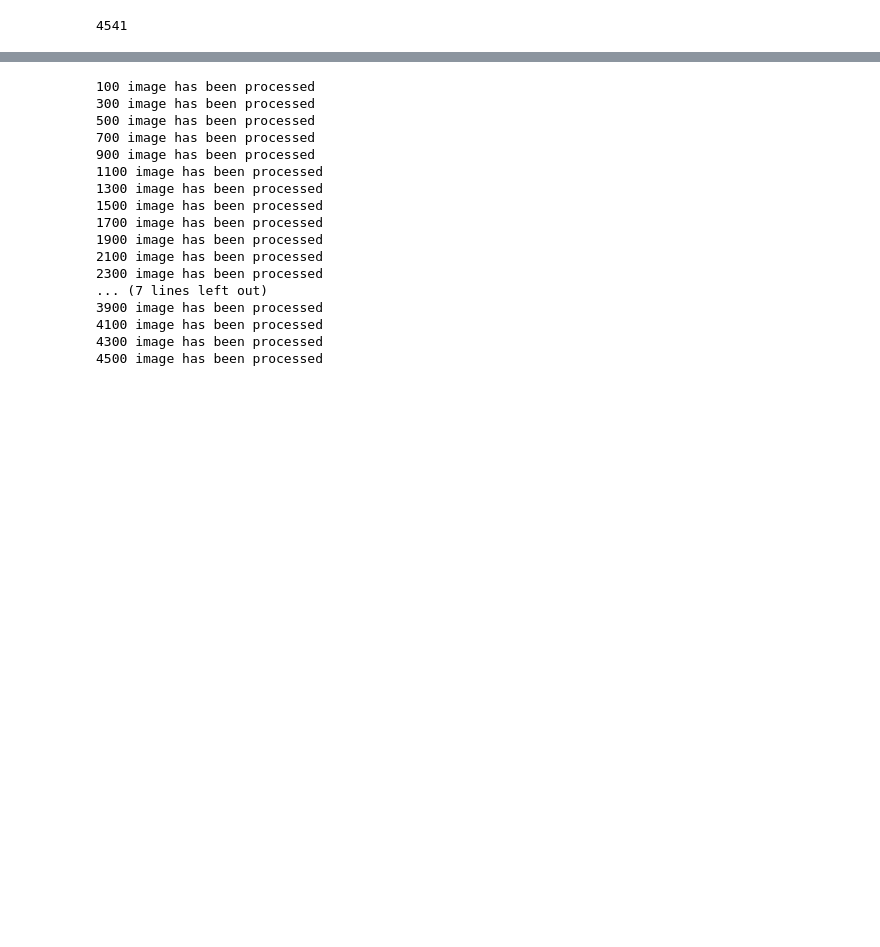
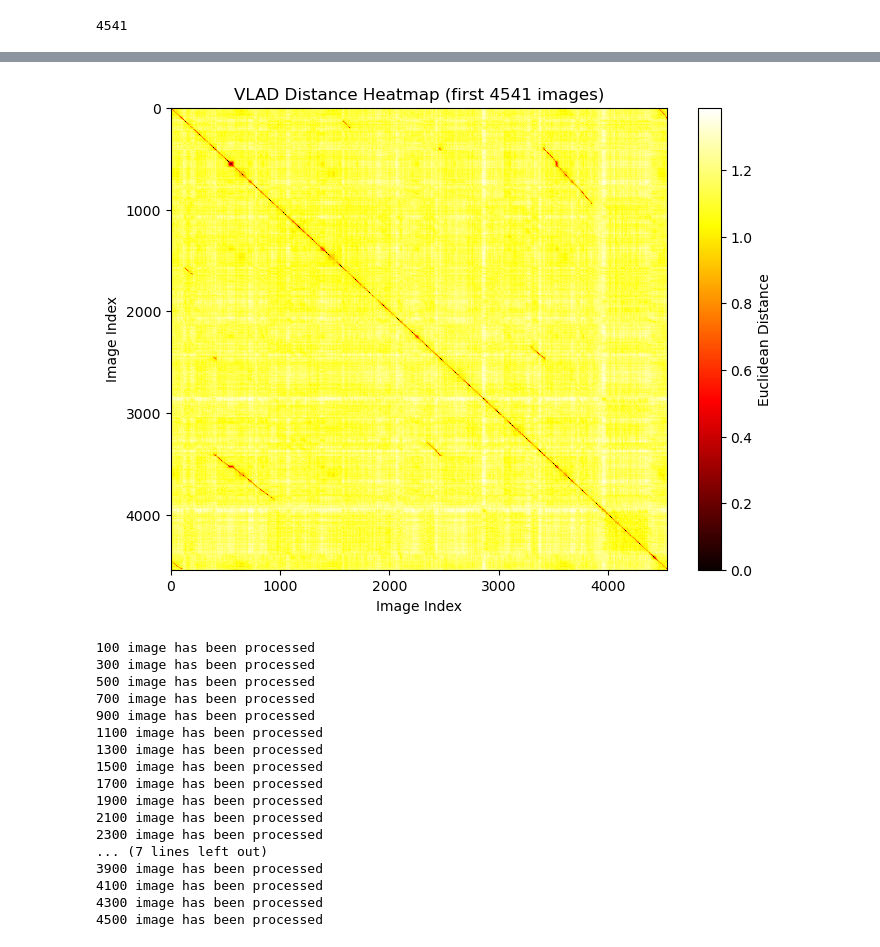
Before and after one commit to enguang2/netvlad, a Jupyter notebook: adversarial_patch_generation.ipynb, the cells around one changed output, grey strips where cells are left out. Saved outputs shown, nothing was run; the diff lists cells and outputs as text; code cells hidden in the pictures; blank space fills up the shorter version.

```diff
--- a/adversarial_patch_generation.ipynb
+++ b/adversarial_patch_generation.ipynb
@@ -413 +418,47 @@ TypeError: dist(): argument 'input' (position 1) must be Tensor, not numpy.ndarr
+# %%
+import numpy as np
+import matplotlib.pyplot as plt
+from sklearn.metrics import pairwise_distances
+
+def plot_embedding_distances_heatmap_subset(vlad_encodings, image_files, N=100):
+    """
+    Compute and plot a heatmap of the pairwise Euclidean distances
+    of VLAD embeddings, but only for the first N images.
+
+    :param vlad_encodings: Dictionary mapping image paths to their VLAD encodings.
+    :param image_files: List of image paths in a consistent order with vlad_encodings.
+    :param N: Number of images (from the start of image_files) to include.
+    """
+    # Select a subset of image paths
+    subset_files = image_files[:N]
+
+    # Gather embeddings in an (N, D) array (N = number of images, D = dimension)
+    embeddings = []
+    for img_path in subset_files:
+        # If it's a PyTorch tensor, convert to numpy
+        # Otherwise, adjust as needed if it's already an array
+        encoding = (
+            vlad_encodings[img_path].cpu().numpy()
+            if hasattr(vlad_encodings[img_path], 'cpu') else
+            vlad_encodings[img_path]
+        )
+        embeddings.append(encoding)
+
+    embeddings = np.vstack(embeddings)  # shape = (N, D)
+
+    # Compute the pairwise distance matrix (N x N)
+    distance_matrix = pairwise_distances(embeddings, embeddings, metric='euclidean')
+
+    # Plot the distance matrix as a heatmap
+    plt.figure(figsize=(8, 6))
+    plt.imshow(distance_matrix, cmap='hot', interpolation='nearest', aspect='auto')
+    plt.colorbar(label='Euclidean Distance')
+    plt.title(f"VLAD Distance Heatmap (first {N} images)")
+    plt.xlabel("Image Index")
+    plt.ylabel("Image Index")
+    plt.show()
+# %%
+plot_embedding_distances_heatmap_subset(vlad_encodings, image_files, N=4541)
+# %% [output]
+[figure, added]
 # %%
```
Also changed, not shown: parts of 18 cells of this notebook, 4 other files.
